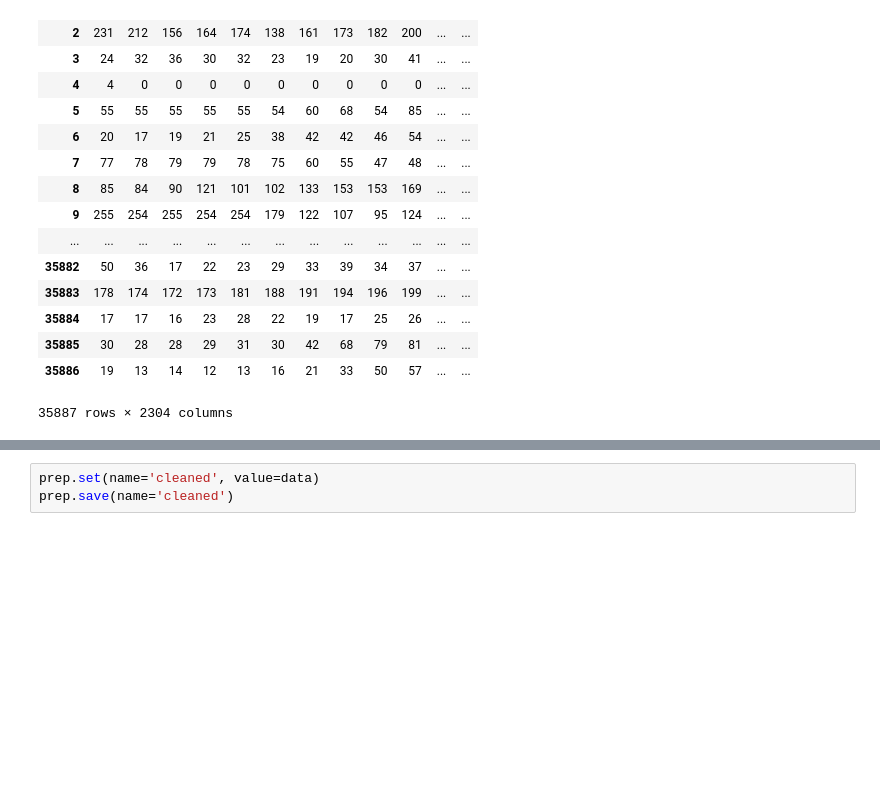
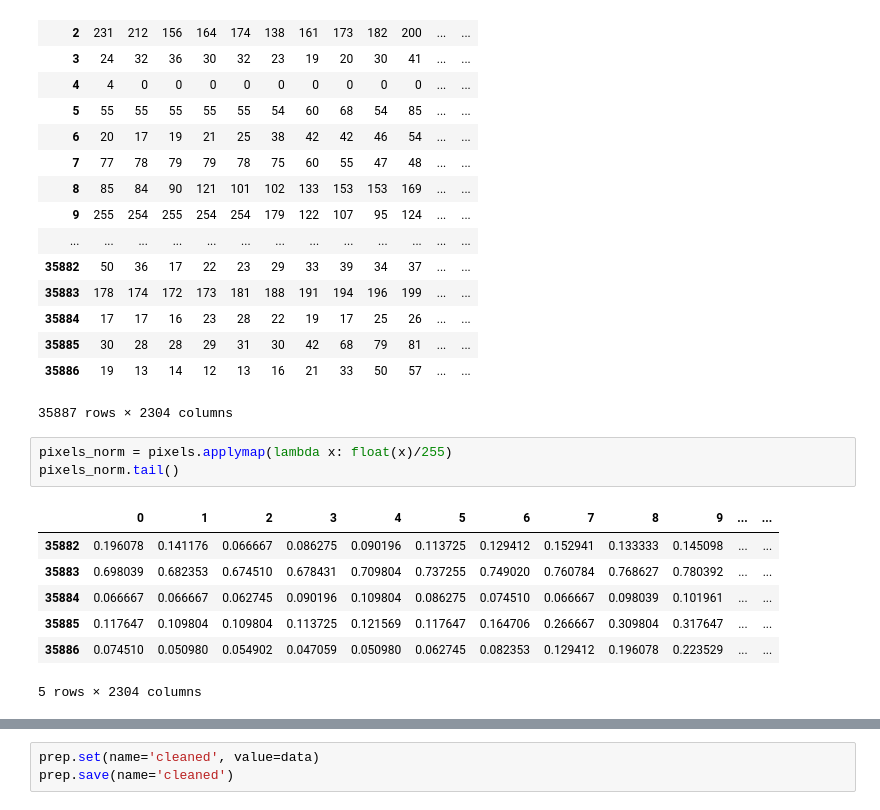
Before and after one commit to raroito87/facial_expression_recognition, a Jupyter notebook: Notebooks/FacialExpressionRecognition_firstCheck.ipynb, the cells around one changed output, grey strips where cells are left out. Saved outputs shown, nothing was run; the diff lists cells and outputs as text; blank space fills up the shorter version.

```diff
--- a/Notebooks/FacialExpressionRecognition_firstCheck.ipynb
+++ b/Notebooks/FacialExpressionRecognition_firstCheck.ipynb
@@ -55,5 +55,16 @@ pixels
 | 35885 | 30 | 28 | 28 | 29 | 31 | 30 | 42 | 68 | 79 | 81 | ... | ... |
 | 35886 | 19 | 13 | 14 | 12 | 13 | 16 | 21 | 33 | 50 | 57 | ... | ... |
 35887 rows × 2304 columns
+# %%
+pixels_norm = pixels.applymap(lambda x: float(x)/255)
+pixels_norm.tail()
+# %% [output]
+|  | 0 | 1 | 2 | 3 | 4 | 5 | 6 | 7 | 8 | 9 | ... | ... |
+| 35882 | 0.196078 | 0.141176 | 0.066667 | 0.086275 | 0.090196 | 0.113725 | 0.129412 | 0.152941 | 0.133333 | 0.145098 | ... | ... |
+| 35883 | 0.698039 | 0.682353 | 0.674510 | 0.678431 | 0.709804 | 0.737255 | 0.749020 | 0.760784 | 0.768627 | 0.780392 | ... | ... |
+| 35884 | 0.066667 | 0.066667 | 0.062745 | 0.090196 | 0.109804 | 0.086275 | 0.074510 | 0.066667 | 0.098039 | 0.101961 | ... | ... |
+| 35885 | 0.117647 | 0.109804 | 0.109804 | 0.113725 | 0.121569 | 0.117647 | 0.164706 | 0.266667 | 0.309804 | 0.317647 | ... | ... |
+| 35886 | 0.074510 | 0.050980 | 0.054902 | 0.047059 | 0.050980 | 0.062745 | 0.082353 | 0.129412 | 0.196078 | 0.223529 | ... | ... |
+5 rows × 2304 columns
 # %%
 data = pixels.join(prep.load_data('fer2013.csv', name='alldata')['emotion']).join(prep.load_data('fer2013.csv', name='alldata')['Usage'])
```
Also changed, not shown: parts of 14 cells of this notebook, 22 other files.
